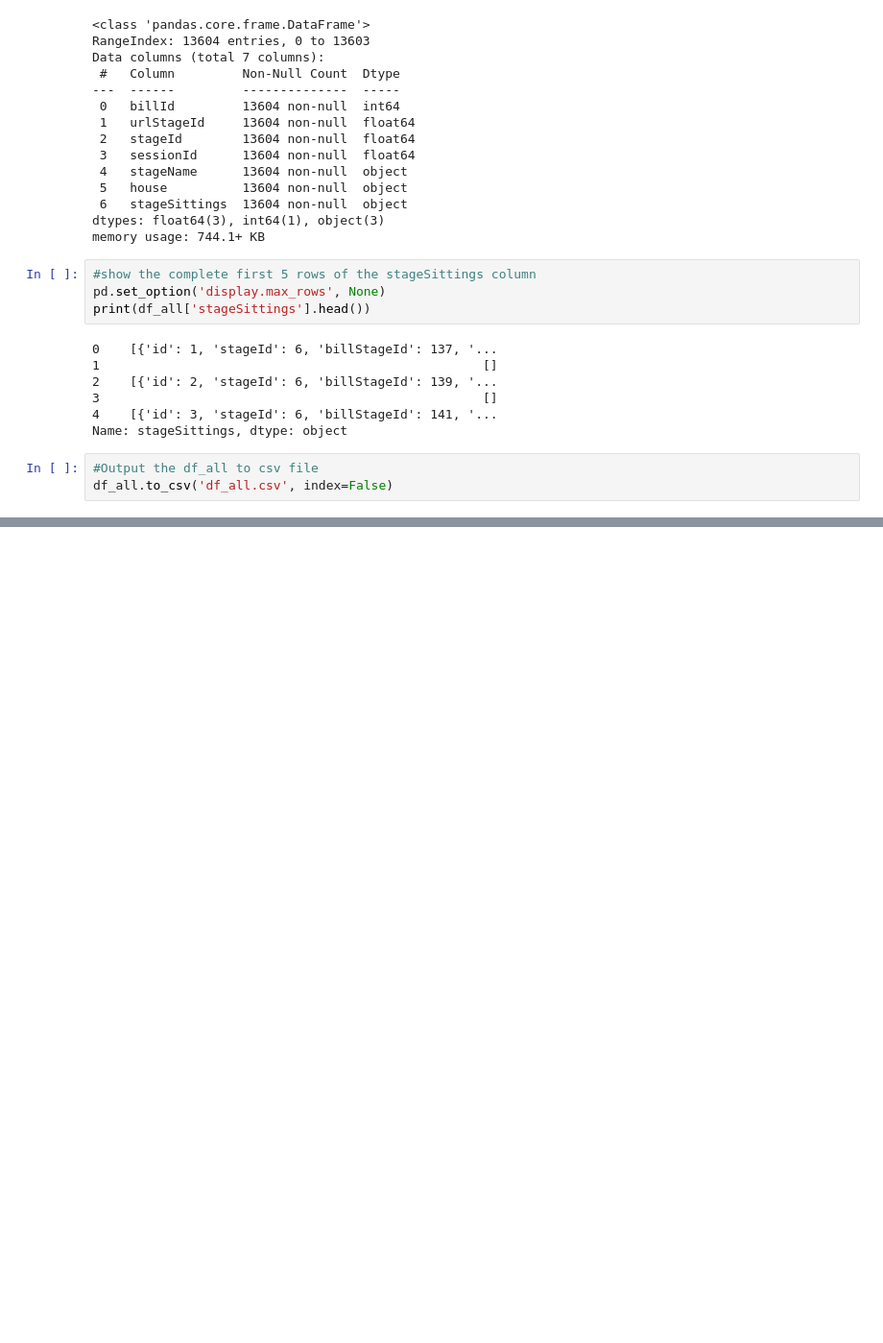
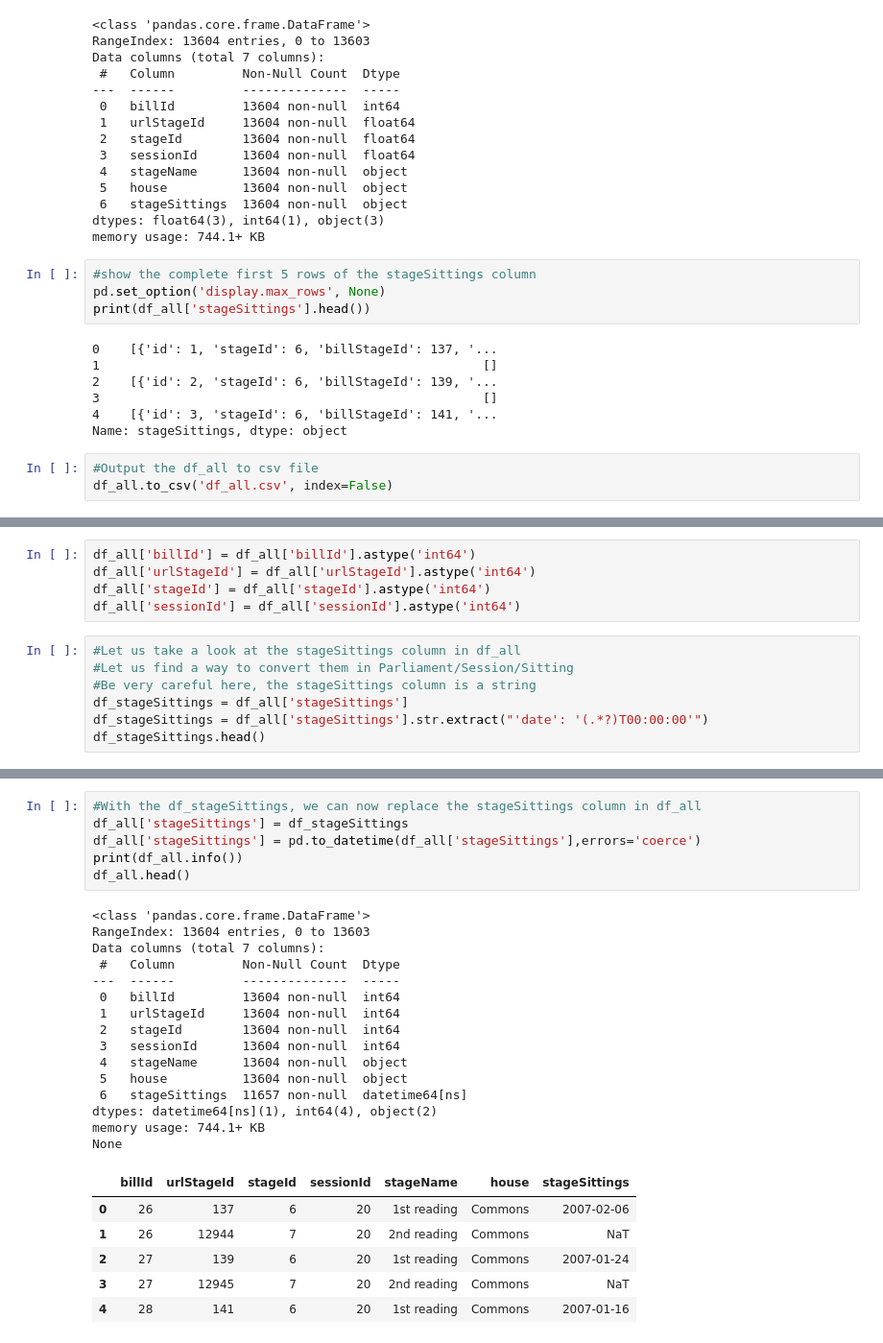
Before and after one commit to JunyiZhou-Conny/Comput-Leg-UK-NZ, a Jupyter notebook: Preprocessing/Bills/Bills.ipynb, the cells around one changed output, grey strips where cells are left out. Shown: that part at 96% size. Saved outputs shown, nothing was run; the diff lists cells and outputs as text; blank space fills up the shorter version.

```diff
--- a/Preprocessing/Bills/Bills.ipynb
+++ b/Preprocessing/Bills/Bills.ipynb
@@ -205,0 +249,12 @@ df_all.to_csv('df_all.csv', index=False)
+# %%
+df_all['billId'] = df_all['billId'].astype('int64')
+df_all['urlStageId'] = df_all['urlStageId'].astype('int64')
+df_all['stageId'] = df_all['stageId'].astype('int64')
+df_all['sessionId'] = df_all['sessionId'].astype('int64')
+# %%
+#Let us take a look at the stageSittings column in df_all
+#Let us find a way to convert them in Parliament/Session/Sitting
+#Be very careful here, the stageSittings column is a string
+df_stageSittings = df_all['stageSittings']
+df_stageSittings = df_all['stageSittings'].str.extract("'date': '(.*?)T00:00:00'")
+df_stageSittings.head()
@@ -205,0 +268,28 @@ df_all.to_csv('df_all.csv', index=False)
+# %%
+#With the df_stageSittings, we can now replace the stageSittings column in df_all
+df_all['stageSittings'] = df_stageSittings
+df_all['stageSittings'] = pd.to_datetime(df_all['stageSittings'],errors='coerce')
+print(df_all.info())
+df_all.head()
+# %% [output]
+<class 'pandas.core.frame.DataFrame'>
+RangeIndex: 13604 entries, 0 to 13603
+Data columns (total 7 columns):
+ #   Column         Non-Null Count  Dtype
+---  ------         --------------  -----
+ 0   billId         13604 non-null  int64
+ 1   urlStageId     13604 non-null  int64
+ 2   stageId        13604 non-null  int64
+ 3   sessionId      13604 non-null  int64
+ 4   stageName      13604 non-null  object
+ 5   house          13604 non-null  object
+ 6   stageSittings  11657 non-null  datetime64[ns]
+dtypes: datetime64[ns](1), int64(4), object(2)
+memory usage: 744.1+ KB
+None
+|  | billId | urlStageId | stageId | sessionId | stageName | house | stageSittings |
+| 0 | 26 | 137 | 6 | 20 | 1st reading | Commons | 2007-02-06 |
+| 1 | 26 | 12944 | 7 | 20 | 2nd reading | Commons | NaT |
+| 2 | 27 | 139 | 6 | 20 | 1st reading | Commons | 2007-01-24 |
+| 3 | 27 | 12945 | 7 | 20 | 2nd reading | Commons | NaT |
+| 4 | 28 | 141 | 6 | 20 | 1st reading | Commons | 2007-01-16 |
```
Also changed, not shown: parts of 8 cells of this notebook, 19 other files.
